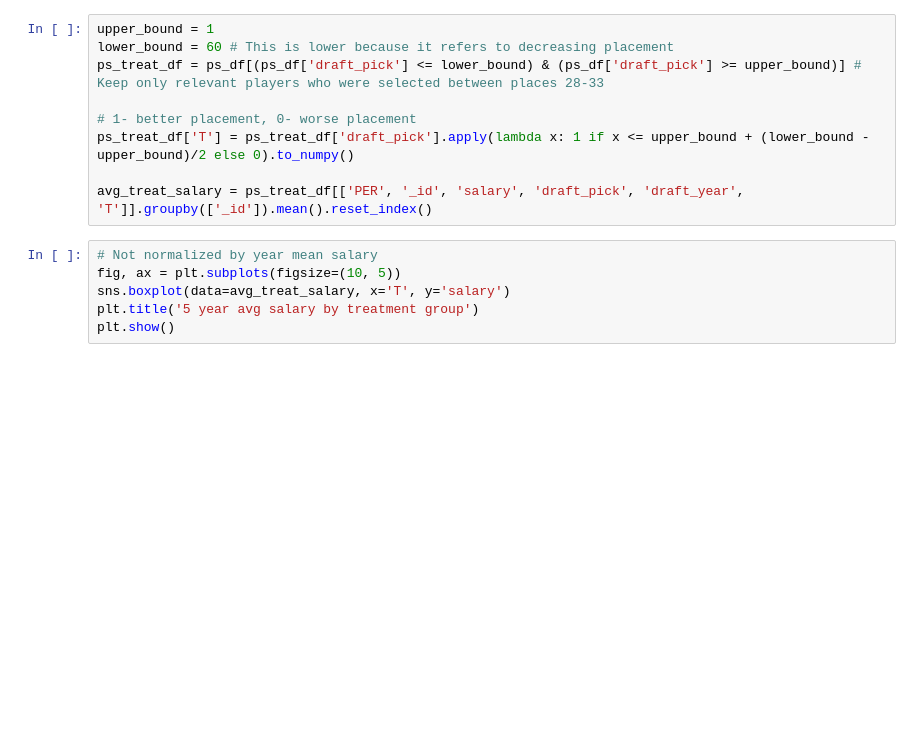
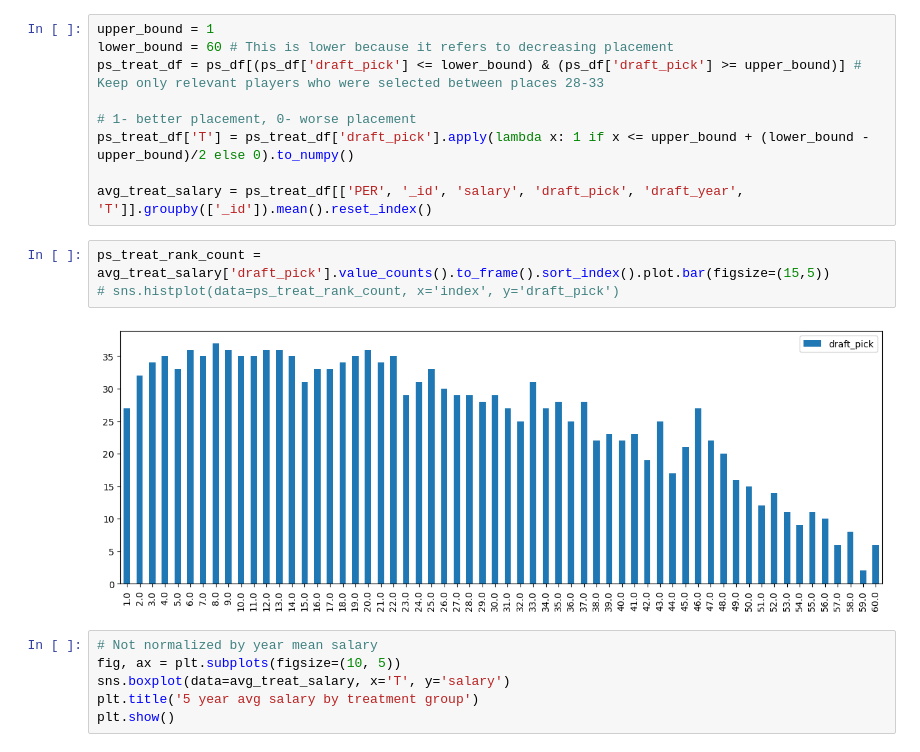
Before and after one commit to YoavMeiri/causalProject, a Jupyter notebook: code/preliminary_data_analysis.ipynb, the cells around one changed output. Cells and saved outputs as stored; diff of their text form; blank space fills up the shorter version.

```diff
--- a/code/preliminary_data_analysis.ipynb
+++ b/code/preliminary_data_analysis.ipynb
@@ -210,6 +210,11 @@ ps_treat_df = ps_df[(ps_df['draft_pick'] <= lower_bound) & (ps_df['draft_pick']
 ps_treat_df['T'] = ps_treat_df['draft_pick'].apply(lambda x: 1 if x <= upper_bound + (lower_bound - upper_bound)/2 else 0).to_numpy()
 
 avg_treat_salary = ps_treat_df[['PER', '_id', 'salary', 'draft_pick', 'draft_year', 'T']].groupby(['_id']).mean().reset_index()
+# %%
+ps_treat_rank_count = avg_treat_salary['draft_pick'].value_counts().to_frame().sort_index().plot.bar(figsize=(15,5))
+# sns.histplot(data=ps_treat_rank_count, x='index', y='draft_pick')
+# %% [output]
+[figure, added]
 # %%
 # Not normalized by year mean salary
 fig, ax = plt.subplots(figsize=(10, 5))
```
Also changed, not shown: parts of 27 cells of this notebook.
